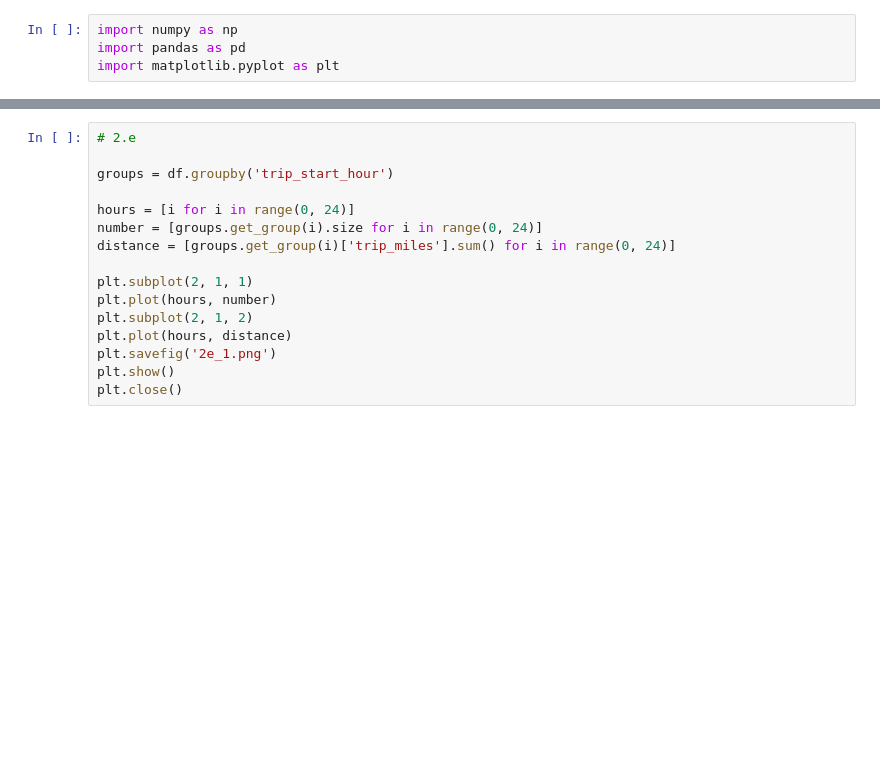
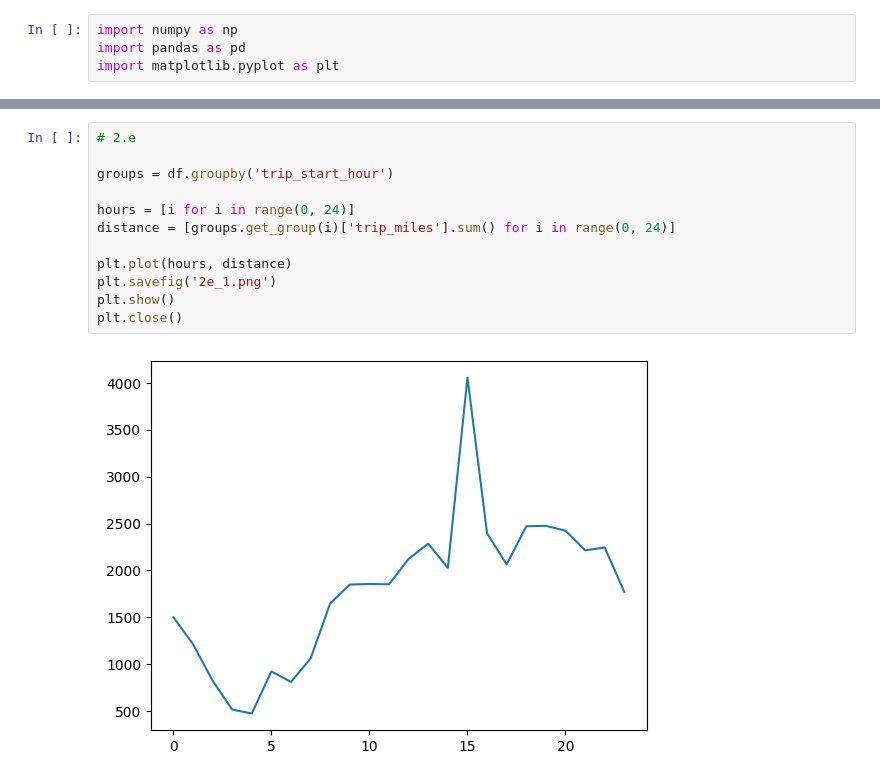
Before and after one commit to rennaMAhcuS/CS215Assignments, a Jupyter notebook: 5/Q2.ipynb, the cells around one changed output, grey strips where cells are left out. Drawn from its saved outputs; the diff is of its cells as text; blank space fills up the shorter version.

```diff
--- a/5/Q2.ipynb
+++ b/5/Q2.ipynb
@@ -106,16 +120,14 @@ plt.close()
 # %%
 # 2.e
 
 groups = df.groupby('trip_start_hour')
 
 hours = [i for i in range(0, 24)]
-number = [groups.get_group(i).size for i in range(0, 24)]
 distance = [groups.get_group(i)['trip_miles'].sum() for i in range(0, 24)]
 
-plt.subplot(2, 1, 1)
-plt.plot(hours, number)
-plt.subplot(2, 1, 2)
 plt.plot(hours, distance)
 plt.savefig('2e_1.png')
 plt.show()
 plt.close()
+# %% [output]
+[figure, added]
```
Also changed, not shown: parts of 6 cells of this notebook, 2 other files.
